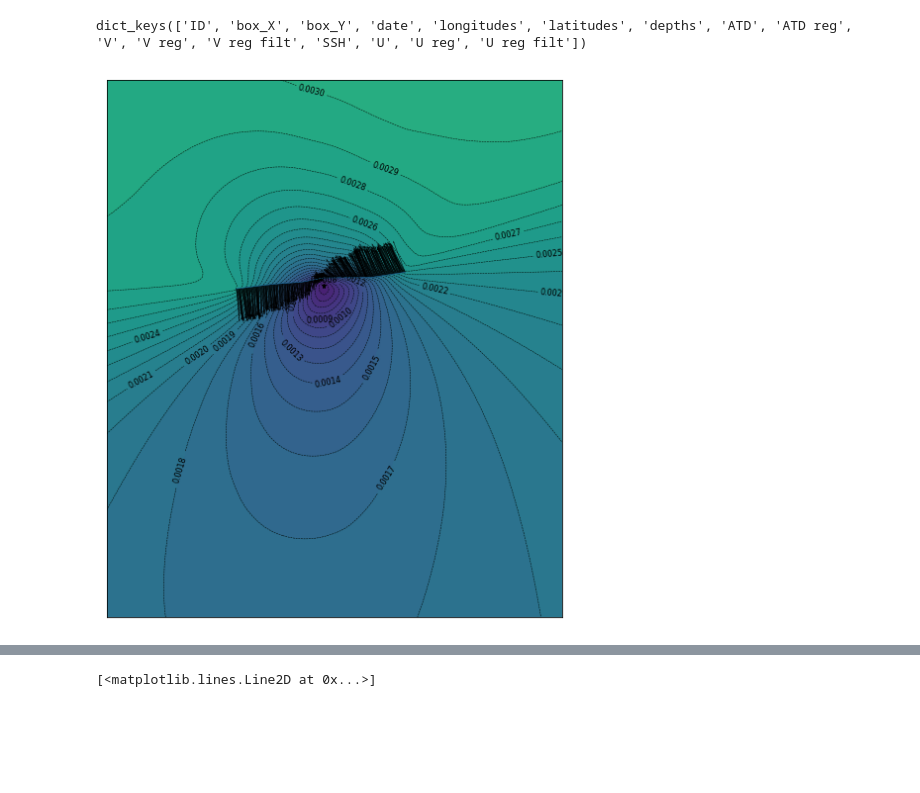
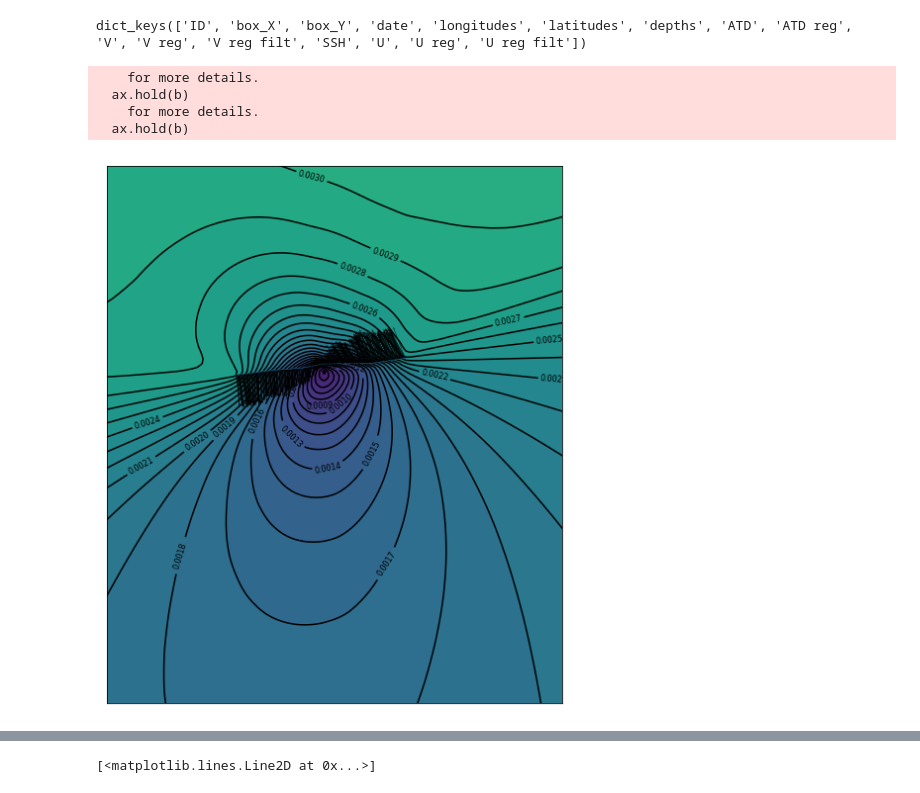
Before and after one commit to TheBobby/ADCP, a Jupyter notebook: Example.ipynb, the cells around one changed output, grey strips where cells are left out. Saved outputs shown, nothing was run; the diff lists cells and outputs as text; code cells hidden in the pictures; blank space fills up the shorter version.

```diff
--- a/Example.ipynb
+++ b/Example.ipynb
@@ -17,11 +17,11 @@ import scipy.optimize as optimization
 # %%
 path1 = '/home/affholder/Documents/Stage/Araujo/Eddie_Tracks/FORSA_Data/FORSA_data/ADCP/'
 path2 = '/home/affholder/Documents/ENS/AFC/Stage/Araujo/Eddie_Tracks/FORSA_Data/FORSA_data/ADCP/'
-FORSA_path = path1
+FORSA_path = path2
 FORSA_filename = '151701.dat'
 path3 = '/home/affholder/Documents/Stage/Araujo/Eddie_Tracks/M124_Data/ADCP/'
 path4 = '/home/affholder/Documents/ENS/AFC/Stage/Araujo/Eddie_Tracks/M124_Data/ADCP/'
-M124_path = path3
+M124_path = path4
 M124_filename = 'M124_ADCP_38khz.txt'
 # %%
 ADCP_F = level1.FORSA_translate(FORSA_path + FORSA_filename)
@@ -175,7 +175,7 @@ for i in range(len(ADCPs)):
 # %%
 #np.save('eddies_last',eddies)
 # %%
-eddies = np.load('../../eddies_last.npy').item()
+eddies = np.load('eddies_last.npy').item()
 # %%
 eddy = 'V3'
 lon = eddies[eddy]['longitudes']
@@ -389,6 +389,23 @@ $$
 \alpha & = & \tan_2^{-1} \left (x,y)
 \end{array}
 $$
+# %%
+# I = [xcenter,ycenter,omega]
+def Cost(I,um,vm,xm,ym):
+    """
+    um vm same length are data
+    """
+    N = len(um)
+    xc = I[0]
+    yc = I[1]
+    o = I[2]
+    us,vs = inversions.Simulate(xc,yc,xm,ym,omega=o)
+    angles = np.arccos((um * us + vm * vs)/(np.sqrt(um**2 + vm**2) * np.sqrt(us**2 + vs**2)))
+    N = np.sum(np.isfinite(angles))
+    cost = np.nansum(angles)/N**2
+    #rms = np.nansum(np.sqrt((um - us)**2 + (vm - vs)**2))/(np.sqrt(2*N))
+
+    return(cost)
 # %%
 #simulate a whole eddy
 xm = np.arange(-100000,101000,20000)
@@ -416,7 +433,7 @@ eddies['V1'].keys()
 dict_keys(['ID', 'box_X', 'box_Y', 'date', 'longitudes', 'latitudes', 'depths', 'ATD', 'ATD reg', 'V', 'V reg', 'V reg filt', 'SSH', 'U', 'U reg', 'U reg filt'])
 # %%
 eddy = 'M10'
-ADCP = ADCP_M10
+ADCP = ADCP_M10_EW
 deltat = np.round(np.mean(ADCP['dates'][1:] - ADCP['dates'][:-1]).total_seconds(),0)
 latmin = np.min(eddies[eddy]['box_Y'])
 latmax = np.max(eddies[eddy]['box_Y'])
@@ -457,25 +474,30 @@ for j in range(len(x_box)):
     for i in range(len(y_box)):
         x_center = x_box[j]
         y_center = y_box[i]
-        u,v = inversions.Simulate(x_center,y_center,x,y,omega=5.7e-6)
-        angles = np.arccos((U_me * u + V_me * v)/(np.sqrt(U_me**2 + V_me**2) * np.sqrt(u**2 + v**2)))
-        angles = angles[np.isfinite(angles)]
-        score = np.nanmean(angles)/len(U_me)
+        #u,v = inversions.Simulate(x_center,y_center,x,y,omega=5.7e-6)
+        #angles = np.arccos((U_me * u + V_me * v)/(np.sqrt(U_me**2 + V_me**2) * np.sqrt(u**2 + v**2)))
+        #angles = angles[np.isfinite(angles)]
+        #score = np.nanmean(angles)/len(U_me)
+        score = Cost([x_center,y_center,4.28e-06],U_me,V_me,x,y)
         S[i,j] = score
 # Tmasked = ma.masked_where(P > 0.05,T)
 # %%
 matrix = S
 fig = plt.figure(figsize=(10,10))
 ax = plt.subplot(1,1,1)
 ax.set_aspect('equal')
 levels = np.arange(0,5e-3,1e-4)
 plt.contourf(X_box,Y_box,matrix,levels=levels)
-cont = plt.contour(X_box,Y_box,matrix,colors='k',levels=levels,linewidths=0.5,linestyles='dashed')
+cont = plt.contour(X_box,Y_box,matrix,colors='k',levels=levels)
 plt.clabel(cont, fontsize=8, inline=1, fmt='%1.4f')
 m.plot(x,y,linewidth=0.5)
 m.quiver(x,y,U_me,V_me,pivot='tail',width=0.001,scale=5)
 # plt.plot(x_rs_c,y_rs_c,'r*',ms=5)
 m.plot(X_box[np.where(matrix == np.nanmin(matrix))],Y_box[np.where(matrix == np.nanmin(matrix))],'k*',ms=5)
 plt.show()
 # %% [output]
+    for more details.
+  ax.hold(b)
+    for more details.
+  ax.hold(b)
-[figure, old version]
+[figure, new version]
```
Also changed, not shown: parts of 15 cells of this notebook.
